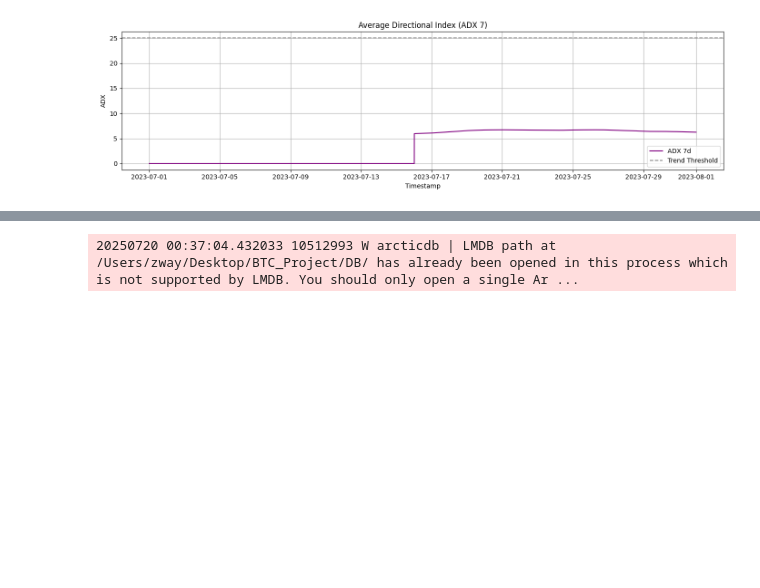
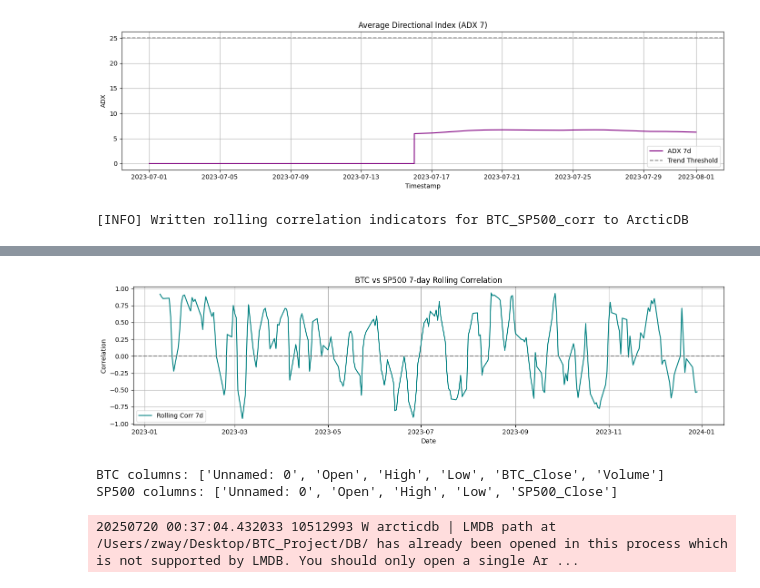
Before and after one commit to VegarGG/Crypto_Research, a Jupyter notebook: features/trend_indicator.ipynb, the cells around one changed output, grey strips where cells are left out. Cells and saved outputs as stored; diff of their text form; code cells hidden in the pictures; blank space fills up the shorter version.

Commit message:
debug rolling correlation indicator

```diff
--- a/features/trend_indicator.ipynb
+++ b/features/trend_indicator.ipynb
@@ -589,10 +589,11 @@ class CorrelationIndicatorPipeline:
             self.arctic.create_library(lib_name)
         self.library = self.arctic[lib_name]
 
-    def compute_rolling_correlation(self, df1, df2, col1='Close', col2='Close', days=7):
-        window = days  # daily frequency assumed
-        merged = pd.merge(df1[[col1]], df2[[col2]], left_index=True, right_index=True, suffixes=('_btc', '_sp500'))
-        merged[f'corr_{days}d'] = merged[col1 + '_btc'].rolling(window=window).corr(merged[col2 + '_sp500'])
+    def compute_rolling_correlation(self, df1, df2, col1='BTC_Close', col2='SP500_Close', days=7):
+        window = days
+        merged = pd.merge(df1[[col1]], df2[[col2]], left_index=True, right_index=True)
+
+        merged[f'corr_{days}d'] = merged[col1].rolling(window=window).corr(merged[col2])
         return merged[[f'corr_{days}d']]
 
     def plot_correlation(self, df, days=7):
@@ -603,24 +604,23 @@ class CorrelationIndicatorPipeline:
         plt.xlabel('Date'); plt.ylabel('Correlation')
         plt.legend(); plt.grid(); plt.tight_layout(); plt.show()
 
-    def run(self, df_btc, df_sp500, symbol='BTC_SP500', days_list=[7]):
+    def run(self, df_btc, df_sp500, symbol: str, days_list=[7], col1='Close', col2='Close'):
         df_btc = df_btc.copy()
         df_sp500 = df_sp500.copy()
+        output_df = None
 
-        df_btc.index = pd.to_datetime(df_btc.index)
-        df_sp500.index = pd.to_datetime(df_sp500.index)
-
-        output_df = None
         for d in days_list:
-            result = self.compute_rolling_correlation(df_btc, df_sp500, days=d)
+            result = self.compute_rolling_correlation(df_btc, df_sp500, col1=col1, col2=col2, days=d)
             if output_df is None:
                 output_df = result
             else:
-                output_df = pd.concat([output_df, result], axis=1)
+                output_df = output_df.join(result, how='outer')
 
+        # Store to ArcticDB
         self.library.write(symbol, output_df)
-        print(f'[INFO] Written correlation indicators for {symbol} to ArcticDB')
+        print(f'[INFO] Written rolling correlation indicators for {symbol} to ArcticDB')
 
+        # Plot only the first correlation (e.g., 7-day)
         self.plot_correlation(output_df, days=days_list[0])
         return output_df
 # %% [markdown]
@@ -828,3 +828,17 @@ df_with_indicators = pipeline.run(df, symbol='BTC_sample_1month')
 [INFO] Written trend indicators for BTC_sample_1month to ArcticDB
 [figure]
 [figure]
+# %%
+df_btc = pd.read_csv('/Users/zway/Desktop/BTC_Project/Crypto_Research/data/BTC_daily_cleaned.csv', parse_dates=['datetime'], index_col='datetime')
+df_sp = pd.read_csv('/Users/zway/Desktop/BTC_Project/Crypto_Research/data/SP500_daily_cleaned.csv', parse_dates=['Date'], index_col='Date')
+
+corr_pipeline = CorrelationIndicatorPipeline(lib_name='correlation_indicators', store_path=f'lmdb://{DB_PATH}')
+result_corr = corr_pipeline.run(
+    df_btc, df_sp,
+    symbol='BTC_SP500_corr',
+    days_list=[7, 30],
+    col1='BTC_Close',
+    col2='SP500_Close'
+)
+# %% [output]
+[INFO] Written rolling correlation indicators for BTC_SP500_corr to ArcticDB
@@ -831,3 +846,10 @@ df_with_indicators = pipeline.run(df, symbol='BTC_sample_1month')
+[figure, added]
+# %%
+print('BTC columns:', df_btc.columns.tolist())
+print('SP500 columns:', df_sp.columns.tolist())
+# %% [output]
+BTC columns: ['Unnamed: 0', 'Open', 'High', 'Low', 'BTC_Close', 'Volume']
+SP500 columns: ['Unnamed: 0', 'Open', 'High', 'Low', 'SP500_Close']
 # %%
 fd_pipeline = FractalDimensionPipeline(lib_name='fractal_indicators', store_path=f'lmdb://{DB_PATH}')
 df_fd = fd_pipeline.run(df, symbol='BTC_FD', days_list=[7, 30])
```
Also changed, not shown: parts of 1 cell of this notebook.
